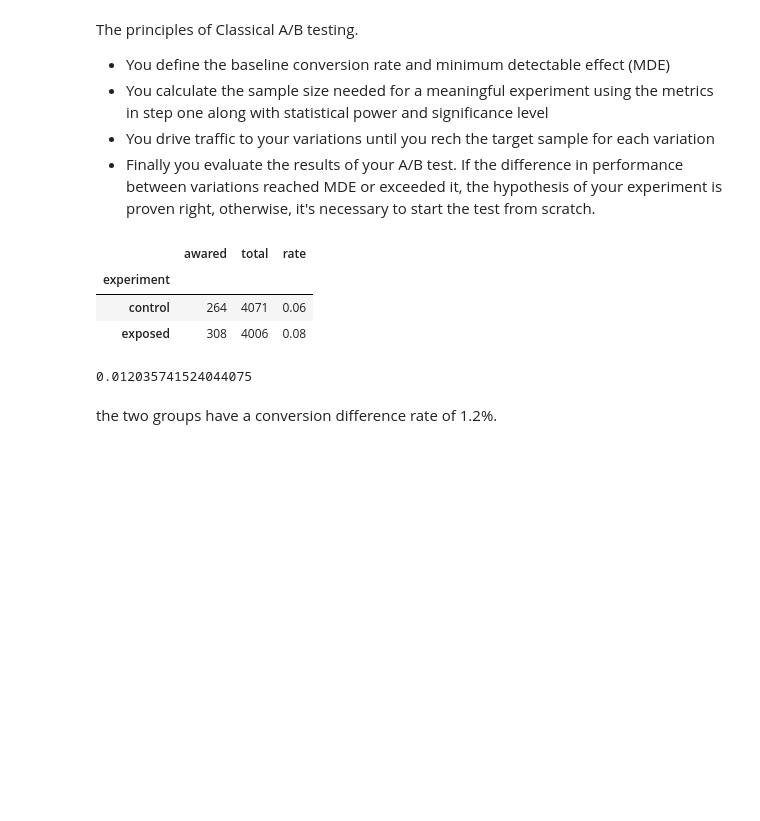
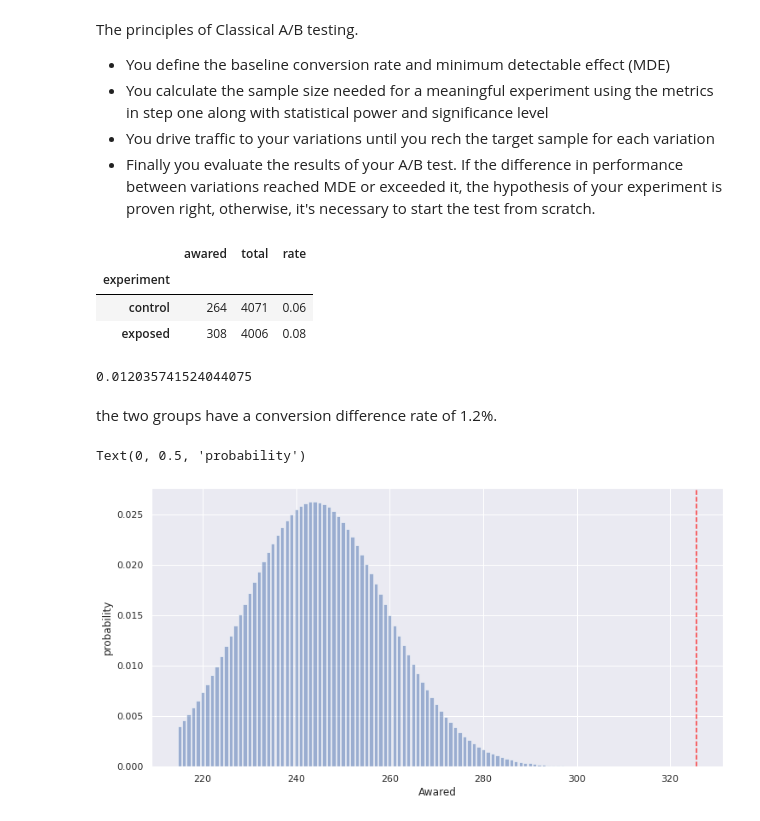
Before and after one commit to 10Academy-B6-W2/Smart-Ads-campaign-performance-analysis, a Jupyter notebook: notebooks/2_classic_AB_testing.ipynb, the cells around one changed output. Saved outputs shown, nothing was run; the diff lists cells and outputs as text; code cells hidden in the pictures; blank space fills up the shorter version.

Commit message:
add binomial distribution

```diff
--- a/notebooks/2_classic_AB_testing.ipynb
+++ b/notebooks/2_classic_AB_testing.ipynb
@@ -196,3 +197,14 @@ difference_rate
 0.012035741524044075
 # %% [markdown]
 the two groups have a conversion difference rate of 1.2%.
+# %%
+fig, ax = plt.subplots(figsize=(12,6))
+x = np.linspace(control_awared-49, control_awared+50, 100)
+y = scs.binom(control_total, control_conversion_rate).pmf(x)
+ax.bar(x, y, alpha=0.5)
+ax.axvline(x=exposed_conversion_rate * control_total, c='red', alpha=0.75, linestyle='--')
+plt.xlabel('Awared')
+plt.ylabel('probability')
+# %% [output]
+Text(0, 0.5, 'probability')
+[figure, added]
```
Also changed, not shown: parts of 4 cells of this notebook.
